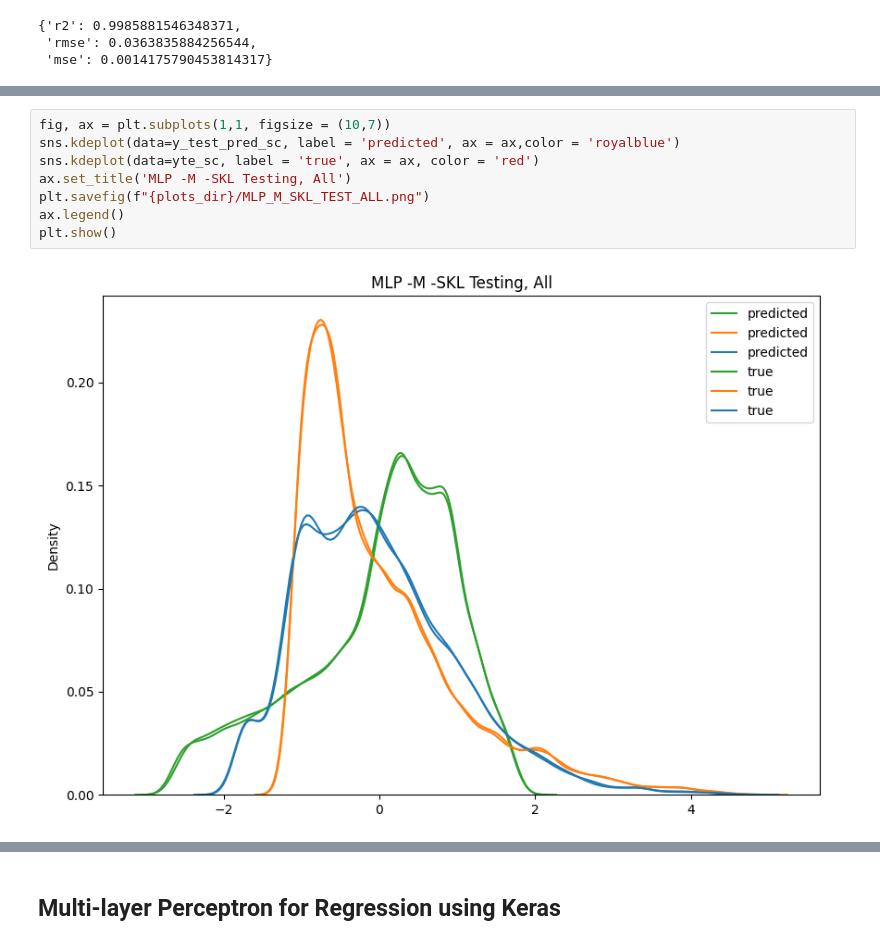
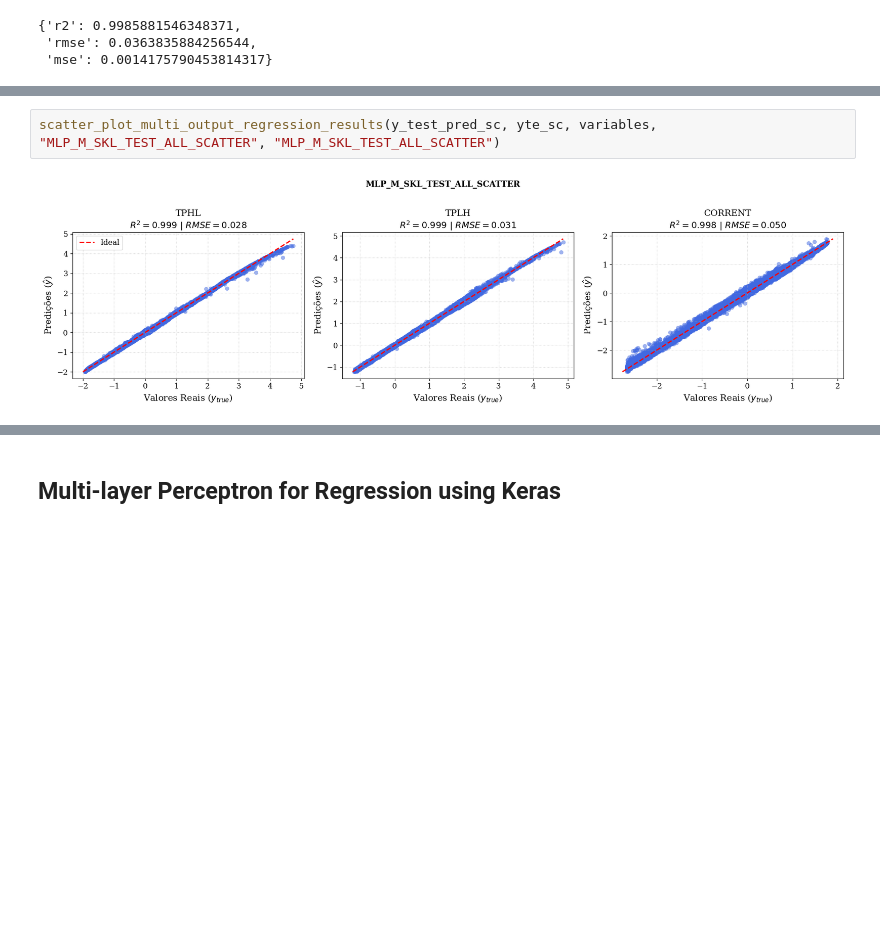
Before and after one commit to moraeseduarda/jupyter_ic, a Jupyter notebook: notebooks/02_treinamento_mlps.ipynb, the cells around one changed output, grey strips where cells are left out. Drawn from its saved outputs; the diff is of its cells as text; blank space fills up the shorter version.

```diff
--- a/notebooks/02_treinamento_mlps.ipynb
+++ b/notebooks/02_treinamento_mlps.ipynb
@@ -463,10 +555,4 @@ plt.show()
 # %%
-fig, ax = plt.subplots(1,1, figsize = (10,7))
-sns.kdeplot(data=y_test_pred_sc, label = 'predicted', ax = ax,color = 'royalblue')
-sns.kdeplot(data=yte_sc, label = 'true', ax = ax, color = 'red')
-ax.set_title('MLP -M -SKL Testing, All')
-plt.savefig(f"{plots_dir}/MLP_M_SKL_TEST_ALL.png")
-ax.legend()
-plt.show()
+scatter_plot_multi_output_regression_results(y_test_pred_sc, yte_sc, variables, "MLP_M_SKL_TEST_ALL_SCATTER", "MLP_M_SKL_TEST_ALL_SCATTER")
 # %% [output]
-[figure, old version]
+[figure, new version]
```
Also changed, not shown: parts of 35 cells of this notebook, 39 other files.
